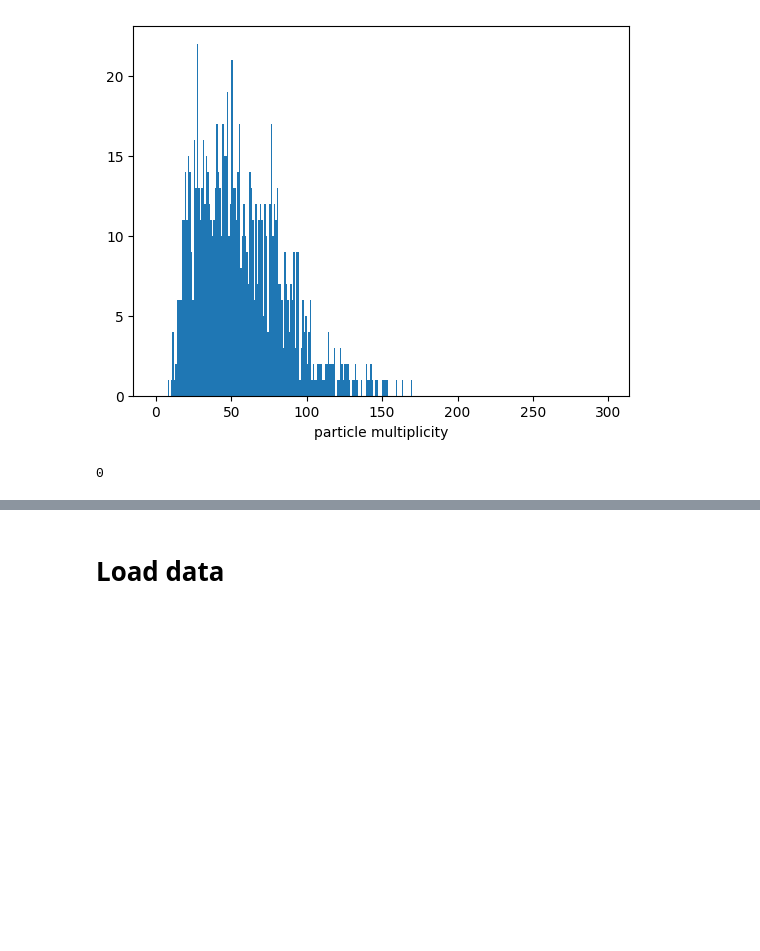
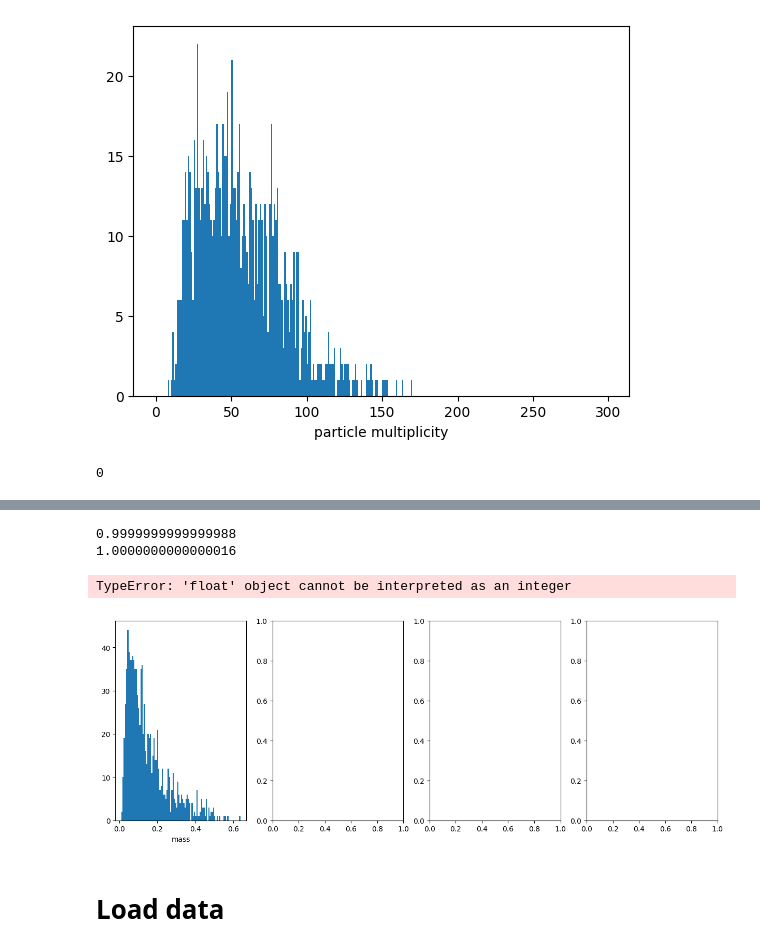
Before and after one commit to ewencedr/FastJet-LHCO, a Jupyter notebook: LHCO_data.ipynb, the cells around one changed output, grey strips where cells are left out. Drawn from its saved outputs; the diff is of its cells as text; code cells hidden in the pictures; blank space fills up the shorter version.

```diff
--- a/LHCO_data.ipynb
+++ b/LHCO_data.ipynb
@@ -519,3 +567,26 @@ plt.show()
+# %%
+p4s = ef.p4s_from_ptyphims(rel_constituents[:, :, :3])
+sum_p4 = np.sum(p4s, axis=-2)
+jet_data = ef.ptyphims_from_p4s(sum_p4, phi_ref=0)
+# %%
+fig, axs = plt.subplots(1, 4, figsize=(15, 5))
+axs[0].hist(jet_data[:,3],bins=100)
+axs[0].set_xlabel('mass')
+binwidth = 10
+print(min(jet_data[:,0]))
+print(max(jet_data[:,0]))
+axs[1].hist(jet_data[:,0],bins=range(0.99,1.01))
+axs[1].set_xlabel('pt')
+axs[2].hist(jet_data[:,1],bins=100)
+axs[2].set_xlabel('eta')
+axs[3].hist(jet_data[:,2],bins=100)
+axs[3].set_xlabel('phi')
+plt.show()
+# %% [output]
+0.9999999999999988
+1.0000000000000016
+TypeError: 'float' object cannot be interpreted as an integer
+[figure, added]
 # %% [markdown]
 # Load data
 # %%
```
Also changed, not shown: parts of 10 cells of this notebook.
